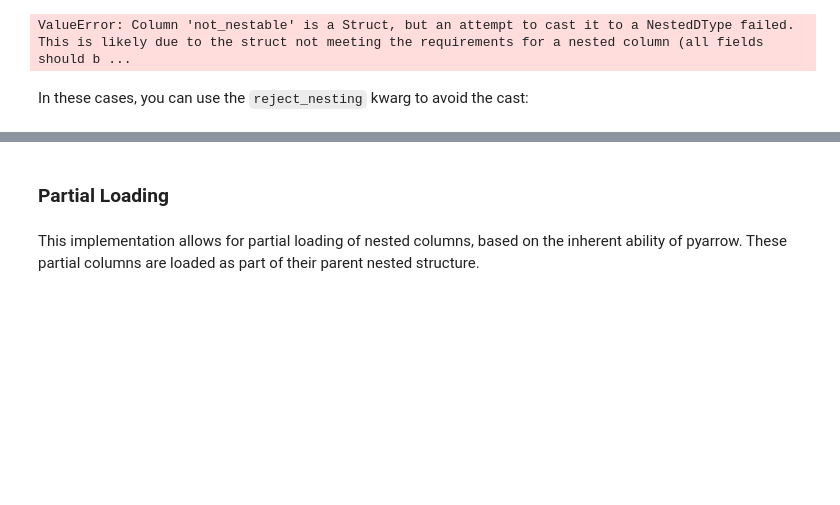
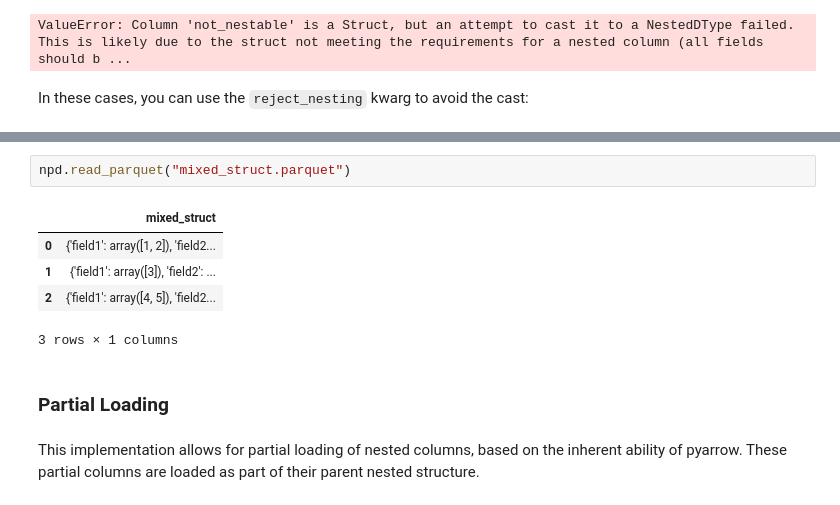
Before and after one commit to lincc-frameworks/notebooks_lf, a Jupyter notebook: sprints/2025/04_17/serialization.ipynb, the cells around one changed output, grey strips where cells are left out. Cells and saved outputs as stored; diff of their text form; blank space fills up the shorter version.

Commit message:
mixed struct

```diff
--- a/sprints/2025/04_17/serialization.ipynb
+++ b/sprints/2025/04_17/serialization.ipynb
@@ -89,3 +110,11 @@ npd.read_parquet("not_nestable.parquet", reject_nesting=["not_nestable"])
+# %%
+npd.read_parquet("mixed_struct.parquet")
+# %% [output]
+|  | mixed_struct |
+| 0 | {'field1': array([1, 2]), 'field2... |
+| 1 | {'field1': array([3]), 'field2': ... |
+| 2 | {'field1': array([4, 5]), 'field2... |
+3 rows × 1 columns
 # %% [markdown]
 ### Partial Loading
 # %% [markdown]
```
Also changed, not shown: parts of 15 cells of this notebook.
